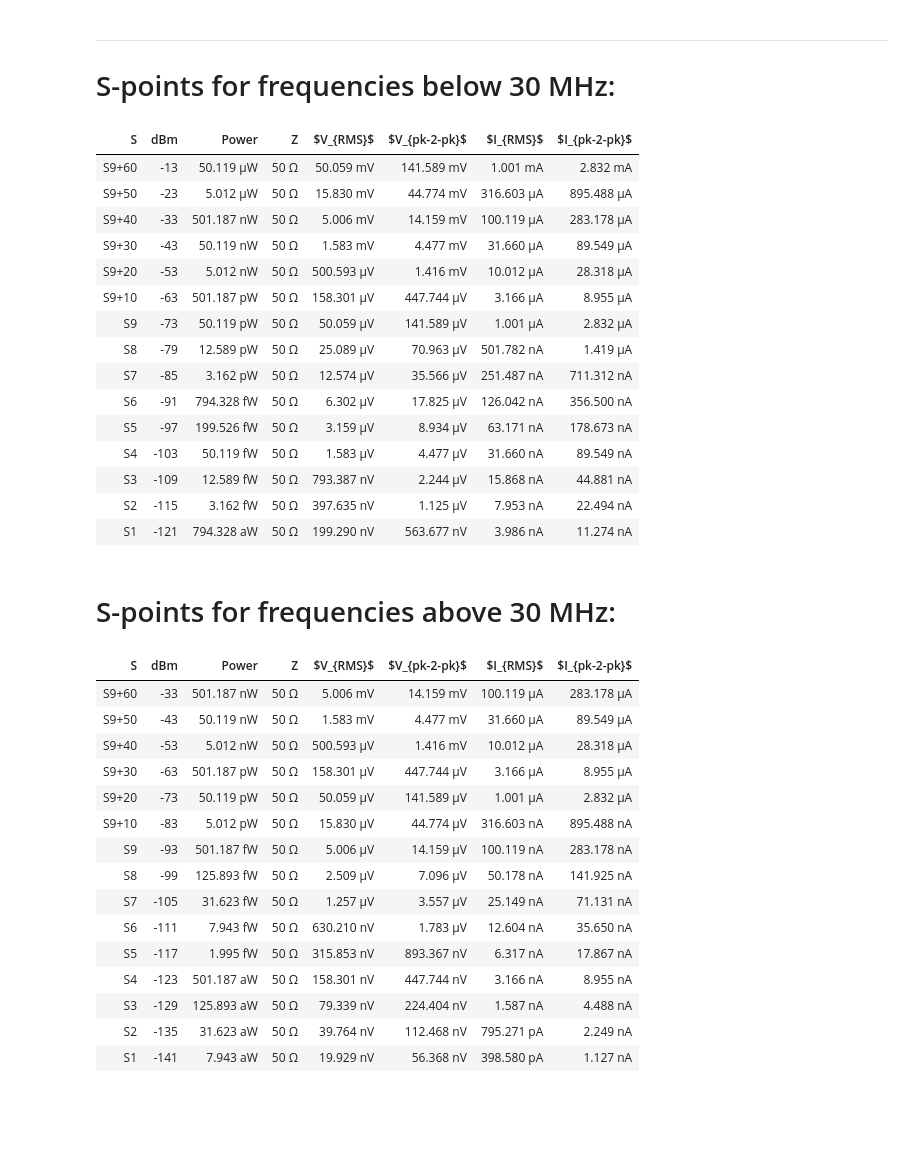
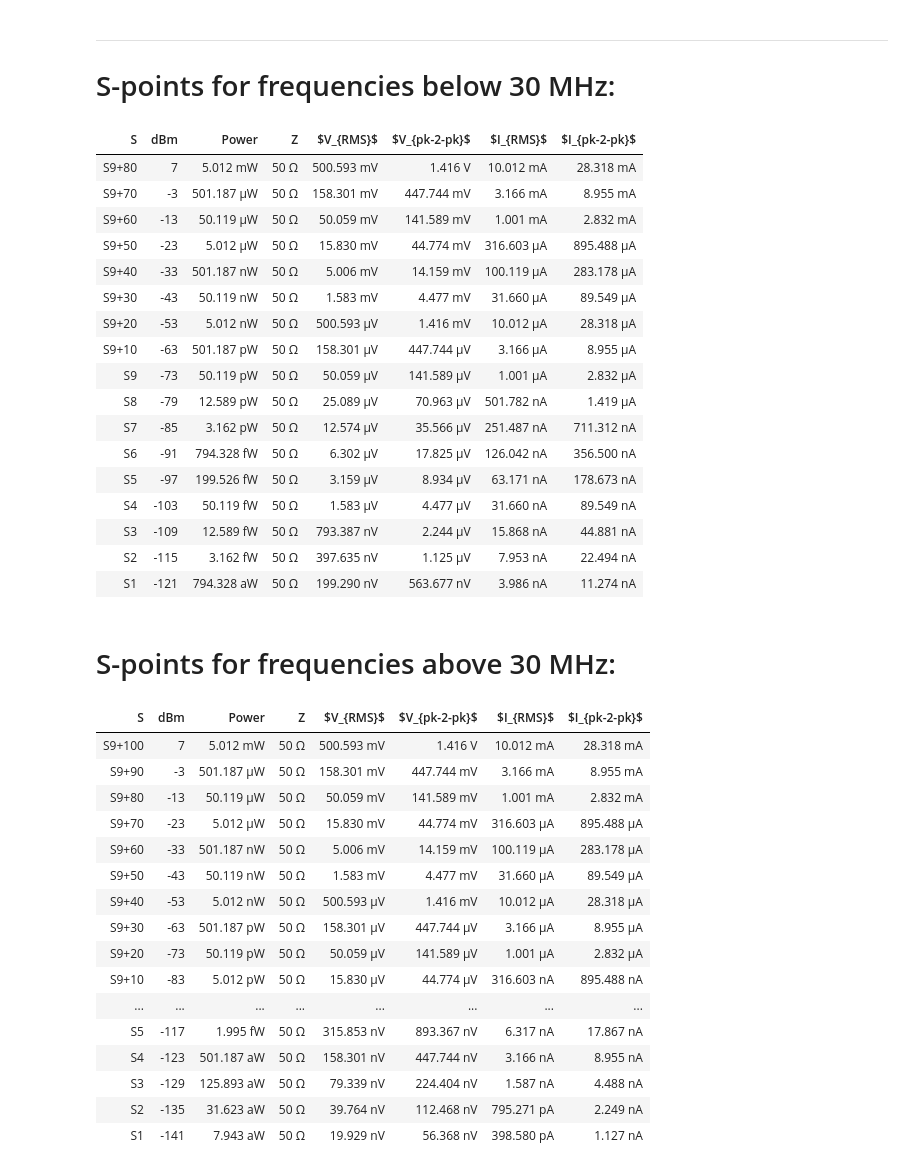
Before and after one commit to M0YCX/ycx_rf_notebooks, a Jupyter notebook: Math/Decibels.ipynb, the cells around one changed output. Saved outputs shown, nothing was run; the diff lists cells and outputs as text; code cells hidden in the pictures; blank space fills up the shorter version.

```diff
--- a/Math/Decibels.ipynb
+++ b/Math/Decibels.ipynb
@@ -154,6 +154,7 @@ for Z in (50, 100, 300):
     dBm2V(15, Z=Z)
     dBm2V(18, Z=Z)
     dBm2V(20, Z=Z)
+    dBm2V(21, Z=Z)
 
 df = pd.DataFrame(data)
 df.style.hide()
@@ -209,6 +210,8 @@ def SdBm2V(s, dBm, Z=50):
 
 
 for S in (
+    ("S9+80", 7),
+    ("S9+70", -3),
     ("S9+60", -13),
     ("S9+50", -23),
     ("S9+40", -33),
@@ -231,6 +234,8 @@ df = pd.DataFrame(data)
 df.style.hide()
 # %% [output]
 | S | dBm | Power | Z | $V_{RMS}$ | $V_{pk-2-pk}$ | $I_{RMS}$ | $I_{pk-2-pk}$ |
+| S9+80 | 7 | 5.012 mW | 50 Ω | 500.593 mV | 1.416 V | 10.012 mA | 28.318 mA |
+| S9+70 | -3 | 501.187 µW | 50 Ω | 158.301 mV | 447.744 mV | 3.166 mA | 8.955 mA |
 | S9+60 | -13 | 50.119 µW | 50 Ω | 50.059 mV | 141.589 mV | 1.001 mA | 2.832 mA |
 | S9+50 | -23 | 5.012 µW | 50 Ω | 15.830 mV | 44.774 mV | 316.603 µA | 895.488 µA |
 | S9+40 | -33 | 501.187 nW | 50 Ω | 5.006 mV | 14.159 mV | 100.119 µA | 283.178 µA |
@@ -274,43 +279,48 @@ def SdBm2V(s, dBm, Z=50):
     data["$V_{RMS}$"].append(f"{(rms*ureg.volts):.3f~#P}")
     data["$V_{pk-2-pk}$"].append(f"{((rms * 2 * math.sqrt(2)) * ureg.volts):.3f~#P}")
 
     data["$I_{RMS}$"].append(f"{(i_rms*ureg.ampere):.3f~#P}")
     data["$I_{pk-2-pk}$"].append(f"{((i_rms * 2 * math.sqrt(2)) * ureg.ampere):.3f~#P}")
 
 
 for S in (
+    ("S9+100", 7),
+    ("S9+90", -3),
+    ("S9+80", -13),
+    ("S9+70", -23),
     ("S9+60", -33),
     ("S9+50", -43),
     ("S9+40", -53),
     ("S9+30", -63),
     ("S9+20", -73),
     ("S9+10", -83),
     ("S9", -93),
     ("S8", -99),
     ("S7", -105),
     ("S6", -111),
     ("S5", -117),
     ("S4", -123),
     ("S3", -129),
     ("S2", -135),
     ("S1", -141),
 ):
     SdBm2V(S[0], S[1])
 
 df = pd.DataFrame(data)
 df.style.hide()
 # %% [output]
 | S | dBm | Power | Z | $V_{RMS}$ | $V_{pk-2-pk}$ | $I_{RMS}$ | $I_{pk-2-pk}$ |
+| S9+100 | 7 | 5.012 mW | 50 Ω | 500.593 mV | 1.416 V | 10.012 mA | 28.318 mA |
+| S9+90 | -3 | 501.187 µW | 50 Ω | 158.301 mV | 447.744 mV | 3.166 mA | 8.955 mA |
+| S9+80 | -13 | 50.119 µW | 50 Ω | 50.059 mV | 141.589 mV | 1.001 mA | 2.832 mA |
+| S9+70 | -23 | 5.012 µW | 50 Ω | 15.830 mV | 44.774 mV | 316.603 µA | 895.488 µA |
 | S9+60 | -33 | 501.187 nW | 50 Ω | 5.006 mV | 14.159 mV | 100.119 µA | 283.178 µA |
 | S9+50 | -43 | 50.119 nW | 50 Ω | 1.583 mV | 4.477 mV | 31.660 µA | 89.549 µA |
 | S9+40 | -53 | 5.012 nW | 50 Ω | 500.593 µV | 1.416 mV | 10.012 µA | 28.318 µA |
 | S9+30 | -63 | 501.187 pW | 50 Ω | 158.301 µV | 447.744 µV | 3.166 µA | 8.955 µA |
 | S9+20 | -73 | 50.119 pW | 50 Ω | 50.059 µV | 141.589 µV | 1.001 µA | 2.832 µA |
 | S9+10 | -83 | 5.012 pW | 50 Ω | 15.830 µV | 44.774 µV | 316.603 nA | 895.488 nA |
-| S9 | -93 | 501.187 fW | 50 Ω | 5.006 µV | 14.159 µV | 100.119 nA | 283.178 nA |
-| S8 | -99 | 125.893 fW | 50 Ω | 2.509 µV | 7.096 µV | 50.178 nA | 141.925 nA |
-| S7 | -105 | 31.623 fW | 50 Ω | 1.257 µV | 3.557 µV | 25.149 nA | 71.131 nA |
-| S6 | -111 | 7.943 fW | 50 Ω | 630.210 nV | 1.783 µV | 12.604 nA | 35.650 nA |
+| ... | ... | ... | ... | ... | ... | ... | ... |
 | S5 | -117 | 1.995 fW | 50 Ω | 315.853 nV | 893.367 nV | 6.317 nA | 17.867 nA |
 | S4 | -123 | 501.187 aW | 50 Ω | 158.301 nV | 447.744 nV | 3.166 nA | 8.955 nA |
 | S3 | -129 | 125.893 aW | 50 Ω | 79.339 nV | 224.404 nV | 1.587 nA | 4.488 nA |
```
Also changed, not shown: parts of 1 cell of this notebook, 7 other files.
